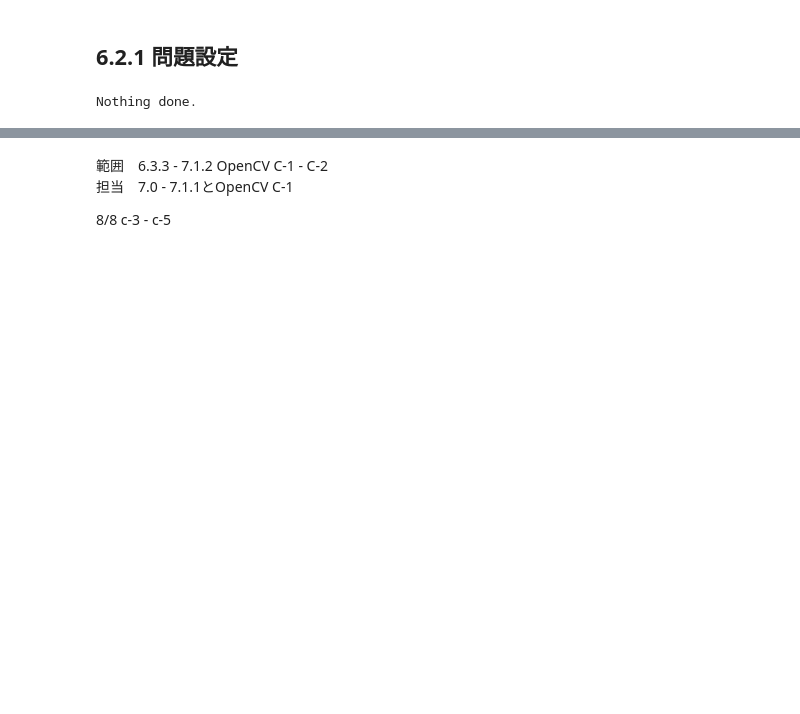
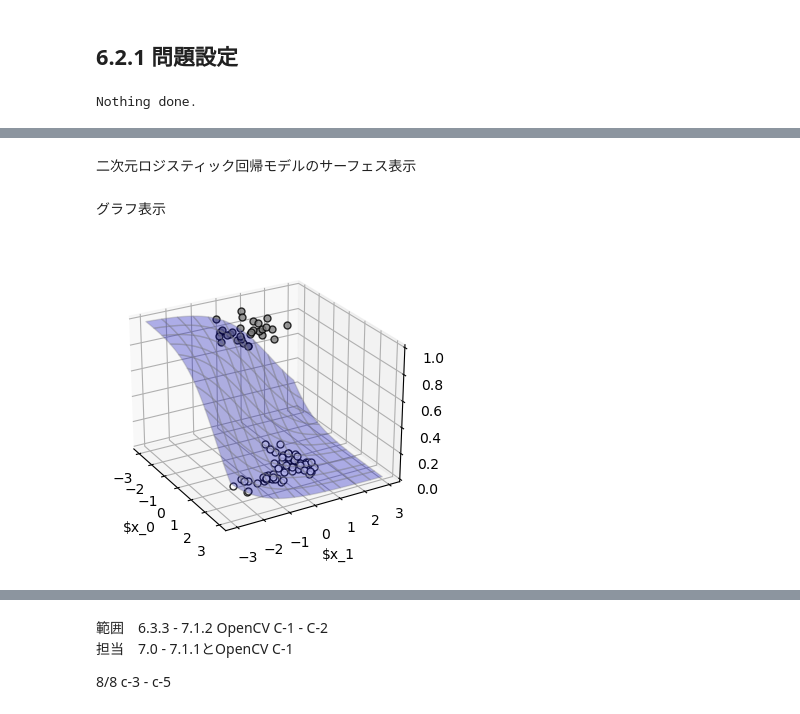
Before and after one commit to a2c6201/ml_labo, a Jupyter notebook: ml_text/section6.ipynb, the cells around one changed output, grey strips where cells are left out. Drawn from its saved outputs; the diff is of its cells as text; code cells hidden in the pictures; blank space fills up the shorter version.

```diff
--- a/ml_text/section6.ipynb
+++ b/ml_text/section6.ipynb
@@ -324,0 +424,42 @@ for
+# %%
+def logistic2(x0, x1, w):
+    a = w[0] * x0 + w[1] * x1 + w[2]
+    y = 1 / (1 + np.exp(-a))
+    return y
+# %% [markdown]
+二次元ロジスティック回帰モデルのサーフェス表示
+# %%
+def show3d_logistic2(ax, w):
+    x0_n, x1_n = 50, 50
+    x0 = np.linspace(X0_min, X0_max, x0_n)
+    x1 = np.linspace(X1_min, X1_max, x1_n)
+    xx0, xx1 = np.meshgrid(x0, x1)
+    y = logistic2(xx0, xx1, w)
+    ax.plot_surface(
+        xx0, xx1, y,
+        rstride=5, cstride=5, alpha=0.3, color='blue', edgecolor='gray'
+        )
+def show_data2d_3d(ax, x, t):
+    col = ['gray', 'white']
+    for i in range(2):
+        ax.plot(
+            x[t[:, i] == 1, 0],
+            x[t[:, i] == 1, 1],
+            1 - i,
+            col[i],
+            marker='o', linestyle='None', markeredgecolor='black', markersize=5, alpha=0.8
+            )
+    ax.view_init(elev=25, azim=-30)
+    ax.set_xlabel('$x_0')
+    ax.set_ylabel('$x_1')
+# %% [markdown]
+グラフ表示
+# %%
+plt.figure(figsize=(5, 4))
+ax = plt.subplot(projection='3d')
+w = np.array([-1, -1, -1])
+show3d_logistic2(ax, w)
+show_data2d_3d(ax, X, T2)
+plt.show()
+# %% [output]
+[figure, added]
```
Also changed, not shown: parts of 14 cells of this notebook, 1 other file.
